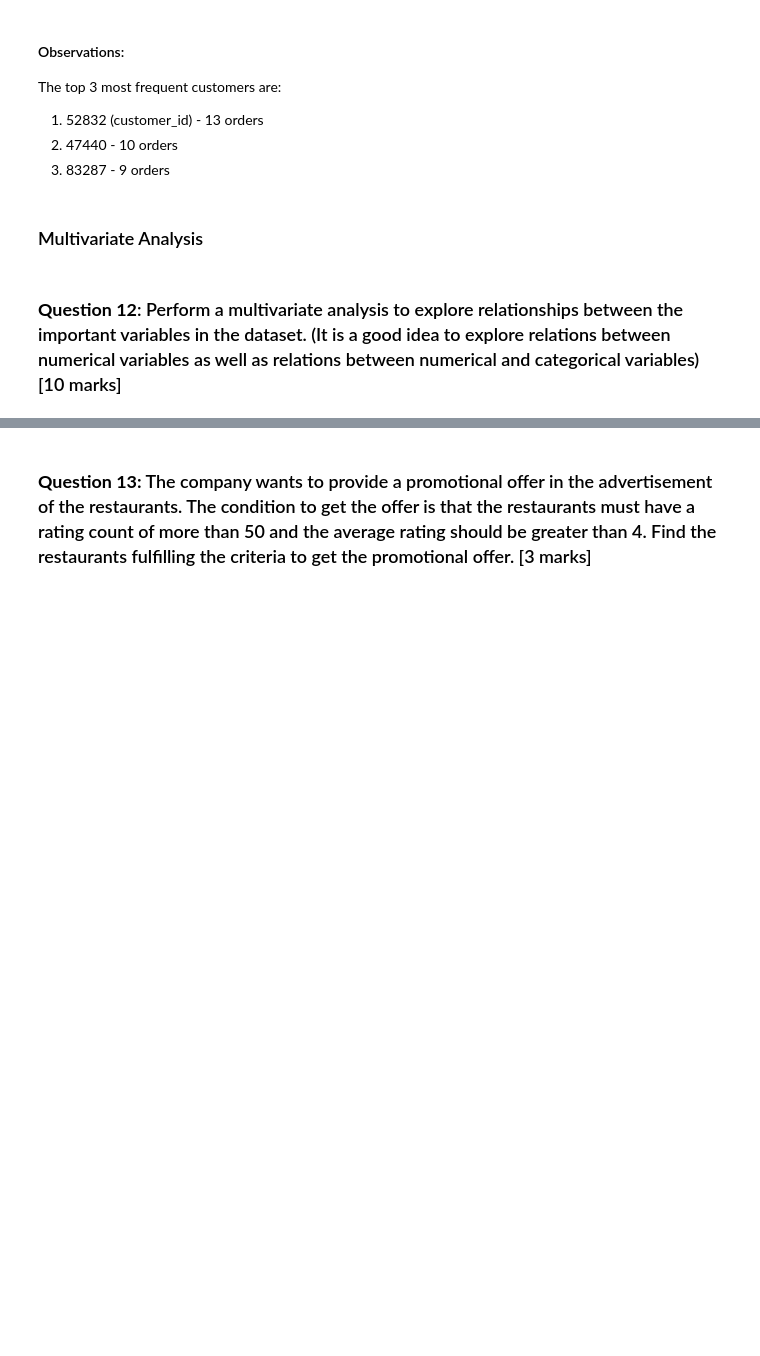
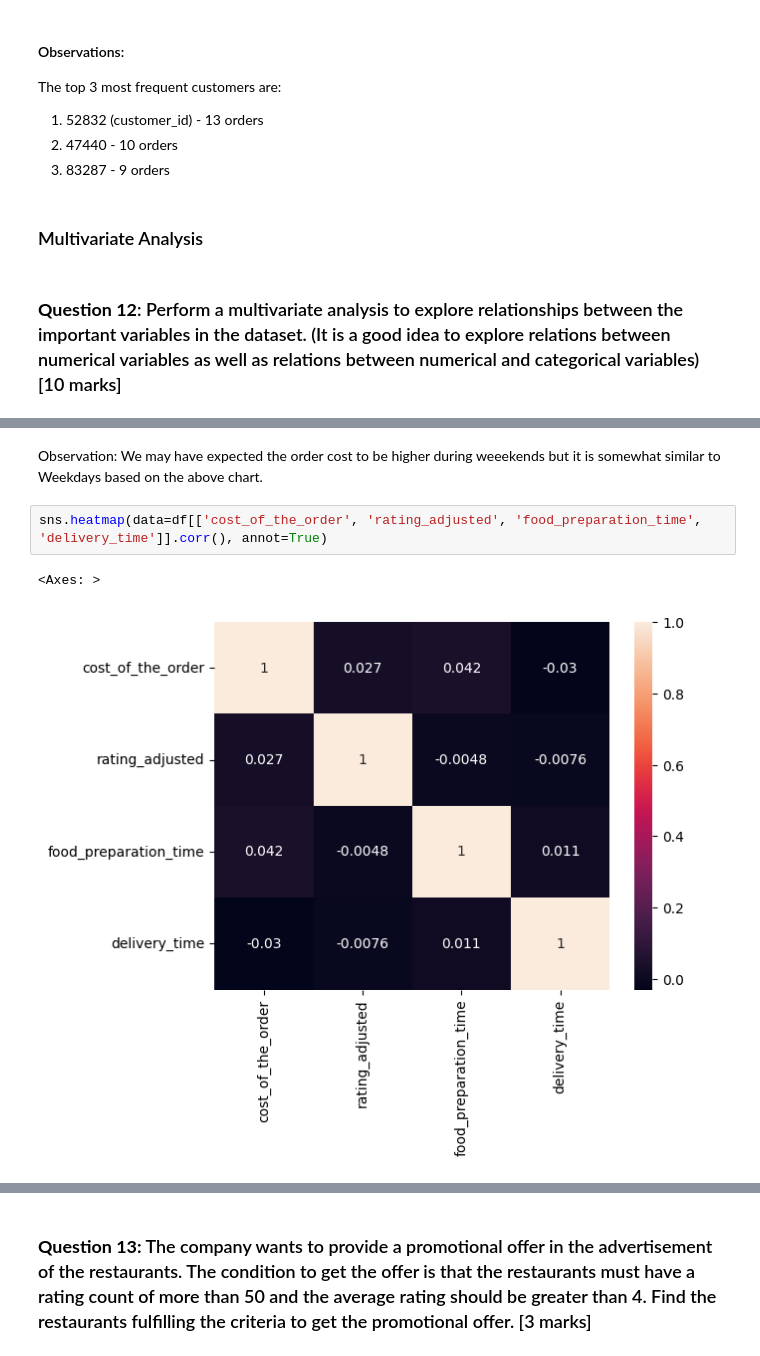
Before and after one commit to AkshayGovindaraj/GoogleColab, a Jupyter notebook: PYF_Project_Learner_Notebook_Full_Codev2.ipynb, the cells around one changed output, grey strips where cells are left out. Drawn from its saved outputs; the diff is of its cells as text; blank space fills up the shorter version.

```diff
--- a/PYF_Project_Learner_Notebook_Full_Codev2.ipynb
+++ b/PYF_Project_Learner_Notebook_Full_Codev2.ipynb
@@ -341,0 +378,7 @@ The top 3 most frequent customers are:
+# %% [markdown]
+Observation: We may have expected the order cost to be higher during weeekends but it is somewhat similar to Weekdays based on the above chart.
+# %%
+sns.heatmap(data=df[['cost_of_the_order', 'rating_adjusted', 'food_preparation_time', 'delivery_time']].corr(), annot=True)
+# %% [output]
+<Axes: >
+[figure, added]
```
Also changed, not shown: parts of 21 cells of this notebook.
